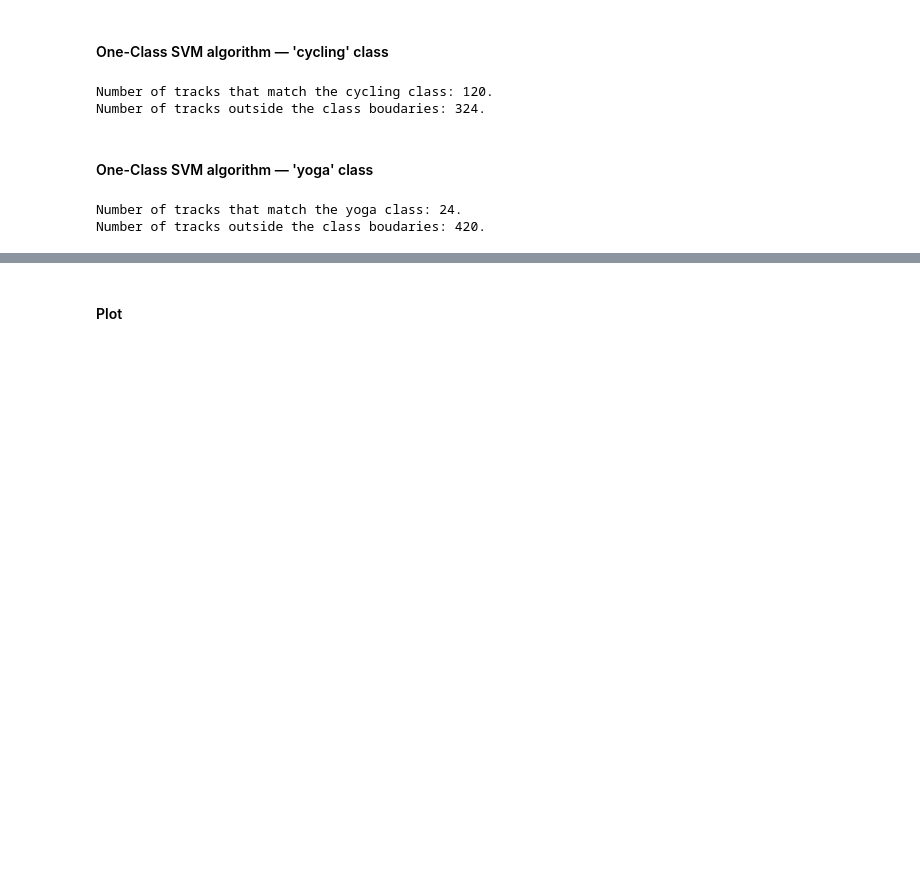
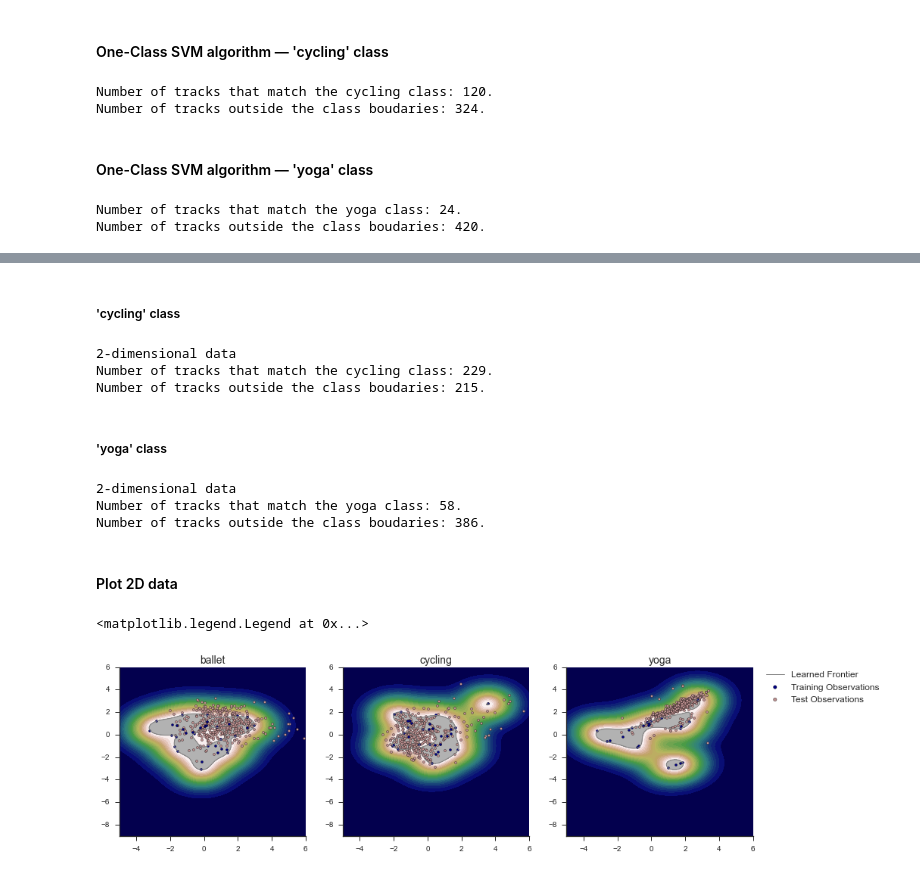
Before and after one commit to medennikova/itunes-music-analysis, a Jupyter notebook: 04_Novelty_detection.ipynb, the cells around one changed output, grey strips where cells are left out. Saved outputs shown, nothing was run; the diff lists cells and outputs as text; code cells hidden in the pictures; blank space fills up the shorter version.

```diff
--- a/04_Novelty_detection.ipynb
+++ b/04_Novelty_detection.ipynb
@@ -312,3 +404,60 @@ Sum of all new observations equals to 211.
+# %% [markdown]
+##### 'cycling' class
+# %%
+# copy the model
+svm_model_cy = clone(svm_model)
+
+# train the model on a 2d data
+svm_model_cy.fit(cycling_2d)
+
+# make prediction
+cycling_pred_2d = svm_model_cy.predict(test_cycling)
+
+print "2-dimensional data"
+novelty_detection_summary(cycling_pred_2d, 'cycling')
+# %% [output]
+2-dimensional data
+Number of tracks that match the cycling class: 229.
+Number of tracks outside the class boudaries: 215.
+# %% [markdown]
+##### 'yoga' class
+# %%
+# copy the model
+svm_model_yoga = clone(svm_model)
+
+# train the model on a 2d data
+svm_model_yoga.fit(yoga_2d)
+
+# make prediction
+yoga_pred_2d = svm_model_yoga.predict(test_yoga)
+
+print "2-dimensional data"
+novelty_detection_summary(yoga_pred_2d, 'yoga')
+# %% [output]
+2-dimensional data
+Number of tracks that match the yoga class: 58.
+Number of tracks outside the class boudaries: 386.
 # %% [markdown]
-#### Plot
+#### Plot 2D data
+# %%
+fig, (ax1, ax2, ax3) = plt.subplots(ncols=3, figsize=(15,4))
+# plot_oneclass_svm(svm_model_ballet, ballet_2d, test_ballet, t, ax)
+
+# plot_oneclass_svm(model, train_data, test_data, plt_title, ax
+
+for n,m,ax,d,t in zip(('ballet', 'cycling', 'yoga'), #class labels
+                        (svm_model_ballet, svm_model_cy, svm_model_yoga), #  model
+                        (ax1, ax2, ax3),
+                        (ballet_2d, cycling_2d, yoga_2d), # class data
+                        (test_ballet, test_cycling, test_yoga)): # test data
+    plot_oneclass_svm(m, d, t, n, ax)
+
+plt.legend([a.collections[0], b1, b2],
+               ["Learned Frontier", "Training Observations",
+                "Test Observations"], bbox_to_anchor=(1.05, 1), borderaxespad=0.,
+               loc=2,
+               prop=matplotlib.font_manager.FontProperties(size=12))
+# %% [output]
+<matplotlib.legend.Legend at 0x...>
+[figure, added]
 # %% [markdown]
```
Also changed, not shown: parts of 19 cells of this notebook.
